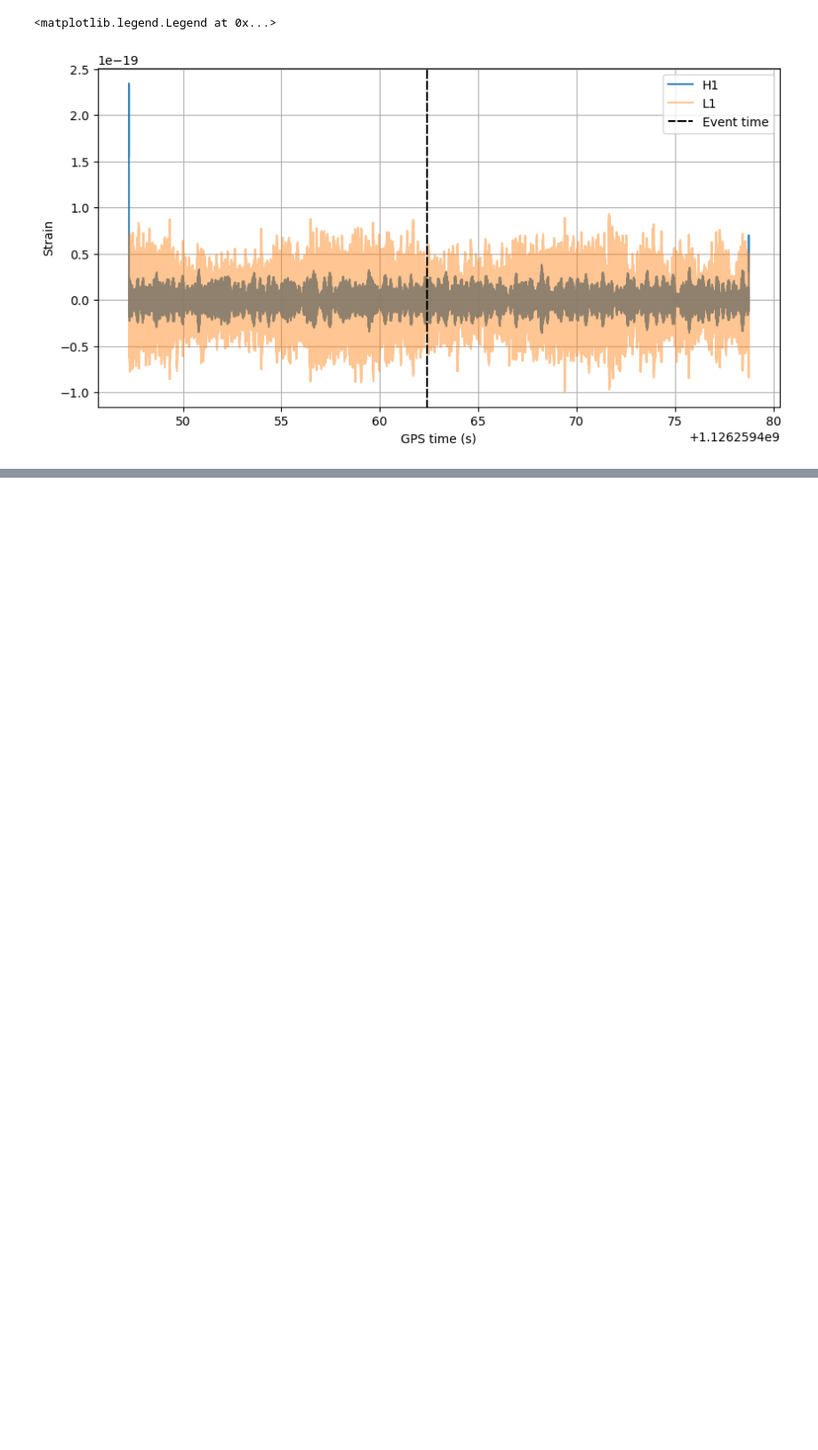
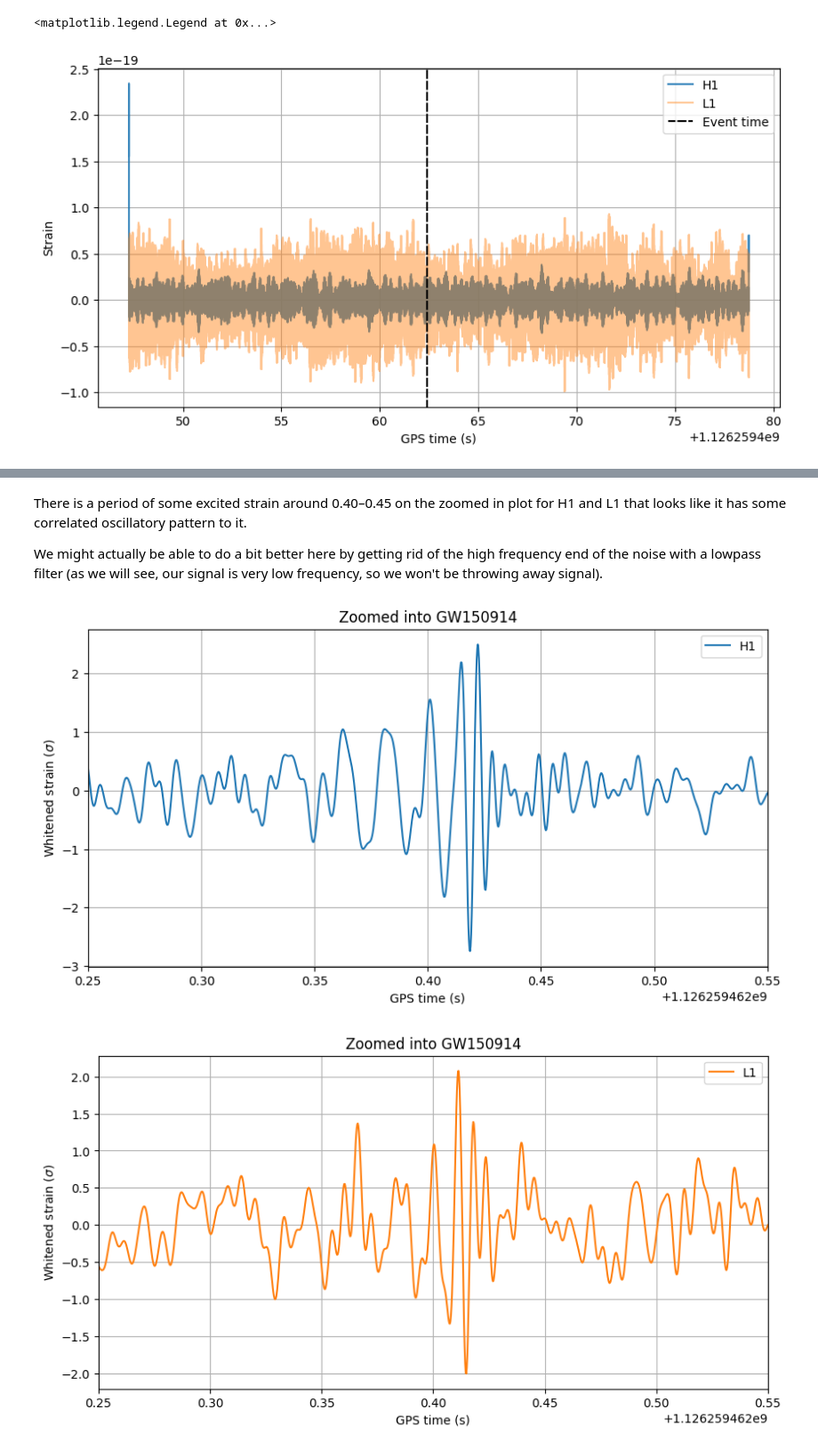
Before and after one commit to Naga203/nikhef, a Jupyter notebook: tutorial_notebooks/1_detection_and_preprocessing.ipynb, the cells around one changed output, grey strips where cells are left out. Shown at 89% size. Cells and saved outputs as stored; diff of their text form; code cells hidden in the pictures; blank space fills up the shorter version.

```diff
--- a/tutorial_notebooks/1_detection_and_preprocessing.ipynb
+++ b/tutorial_notebooks/1_detection_and_preprocessing.ipynb
@@ -121,0 +262,33 @@ ax.legend()
+# %% [markdown]
+There is a period of some excited strain around 0.40–0.45 on the zoomed in plot for H1 and L1 that looks like it has some correlated oscillatory pattern to it.
+
+We might actually be able to do a bit better here by getting rid of the high frequency end of the noise with a lowpass filter (as we will see, our signal is very low frequency, so we won't be throwing away signal).
+# %%
+bpassed = {}
+for ifo in ifos:
+    # Put all the steps above together, adding a lowpass filter
+    ts = merger.strain(ifo)
+    # Estimate PSD
+    p = ts.psd(2)
+    p = psd.interpolate(p, ts.delta_f)
+    p = psd.inverse_spectrum_truncation(p, int(2 * ts.sample_rate),
+                                        low_frequency_cutoff=f_low)
+    # Whiten
+    norm = 1. / ts.delta_t / 2.
+    wh = (ts.to_frequencyseries() / (p * norm)**0.5).to_timeseries().crop(2,2)
+
+    # Highpass and lowpass
+    bpassed[ifo] = wh.highpass_fir(12, 1024).lowpass_fir(192, 1024)
+
+    fig = plt.figure(figsize=[10, 5])
+    ax = fig.gca()
+    ax.plot(bpassed[ifo].sample_times, bpassed[ifo], label=ifo, color=colors[ifo])
+    ax.legend()
+    ax.set_title(title)
+    ax.grid()
+    ax.set_xlim(merger.time - 0.15, merger.time + 0.15)
+    ax.set_ylabel(r"Whitened strain ($\sigma$)")
+    ax.set_xlabel('GPS time (s)')
+# %% [output]
+[figure, added]
+[figure, added]
```
Also changed, not shown: parts of 39 cells of this notebook.
